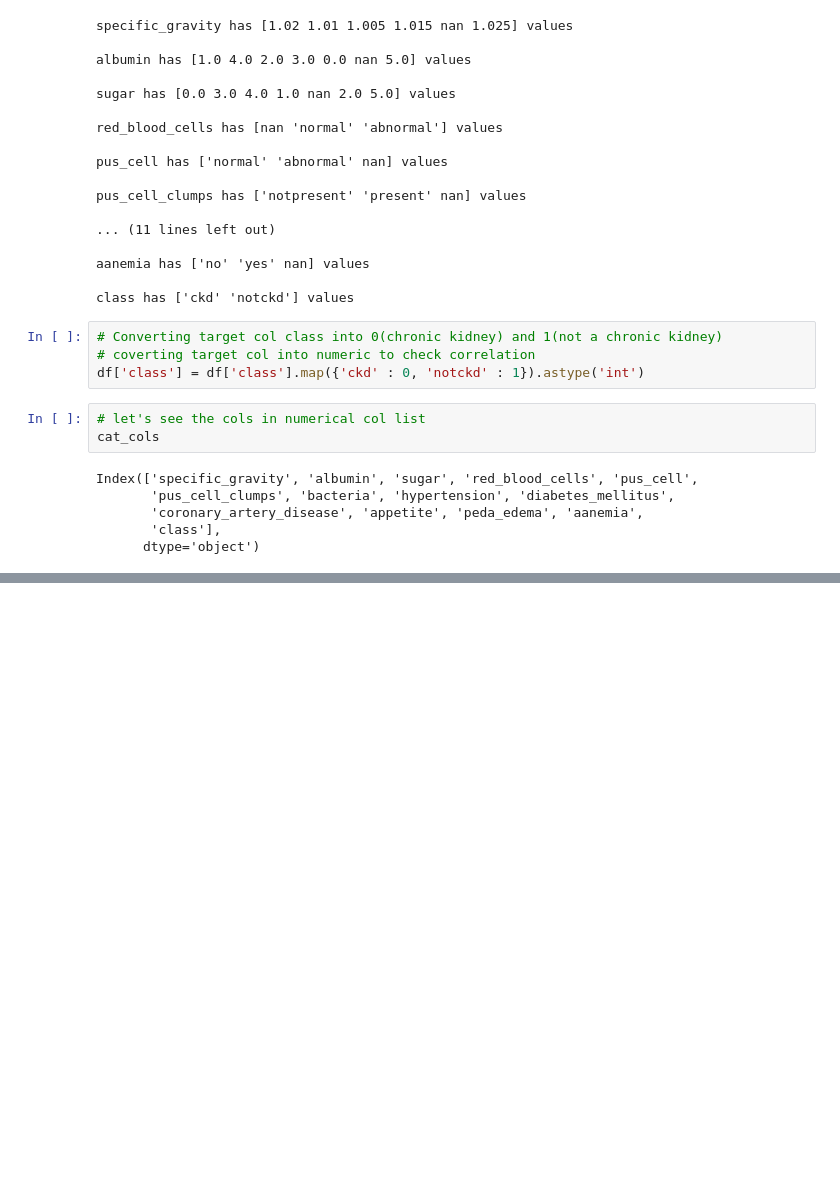
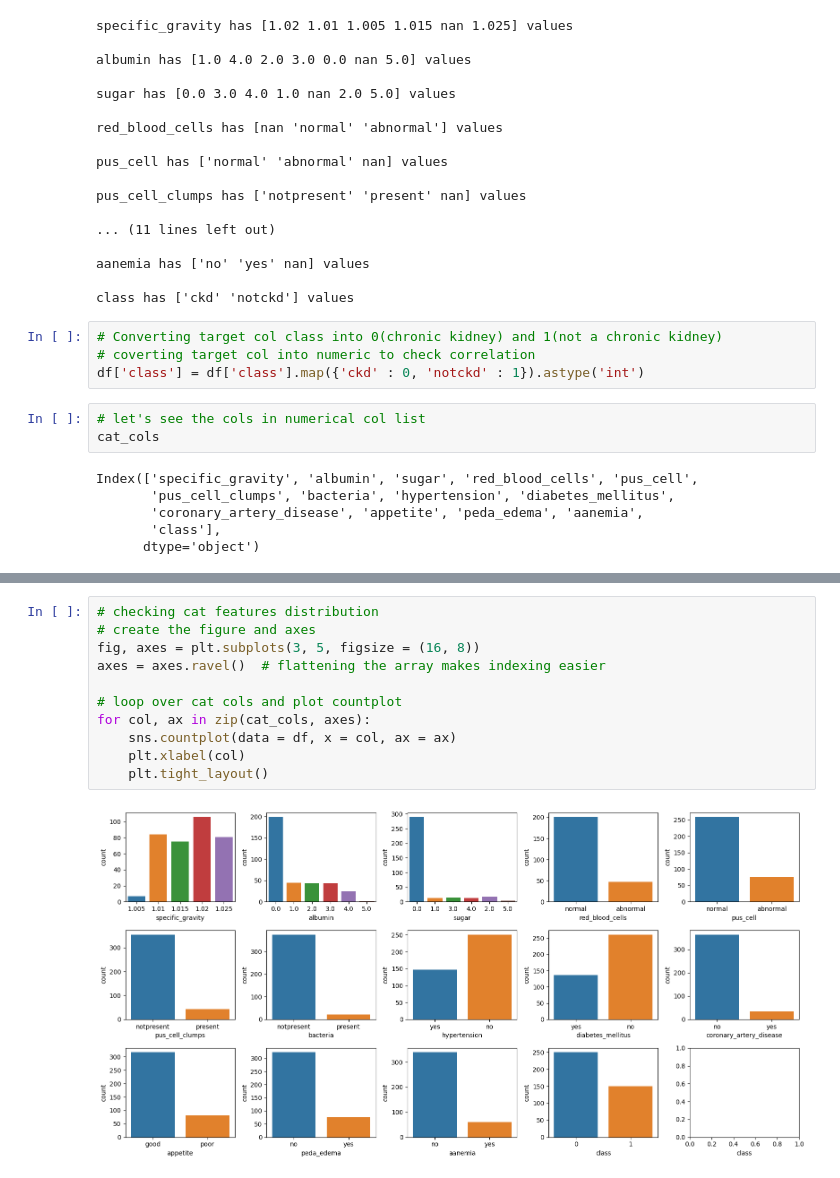
Before and after one commit to anupstar100/Chronic-Kidney-Disease-Prediction, a Jupyter notebook: Chronic_Kidney_Disease_Prediction.ipynb, the cells around one changed output, grey strips where cells are left out. Cells and saved outputs as stored; diff of their text form; blank space fills up the shorter version.

```diff
--- a/Chronic_Kidney_Disease_Prediction.ipynb
+++ b/Chronic_Kidney_Disease_Prediction.ipynb
@@ -230,0 +259,13 @@ Index(['specific_gravity', 'albumin', 'sugar', 'red_blood_cells', 'pus_cell',
+# %%
+# checking cat features distribution
+# create the figure and axes
+fig, axes = plt.subplots(3, 5, figsize = (16, 8))
+axes = axes.ravel()  # flattening the array makes indexing easier
+
+# loop over cat cols and plot countplot
+for col, ax in zip(cat_cols, axes):
+    sns.countplot(data = df, x = col, ax = ax)
+    plt.xlabel(col)
+    plt.tight_layout()
+# %% [output]
+[figure, added]
```
Also changed, not shown: parts of 5 cells of this notebook.
